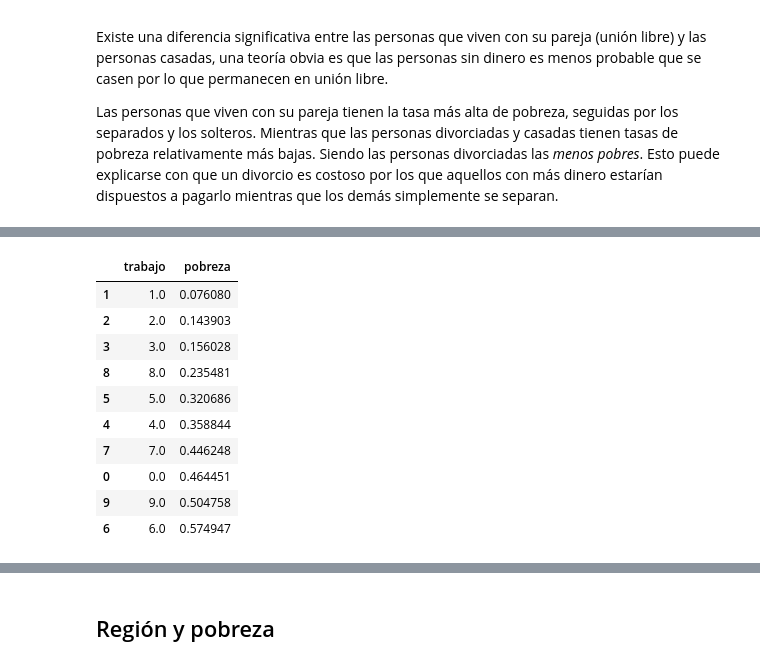
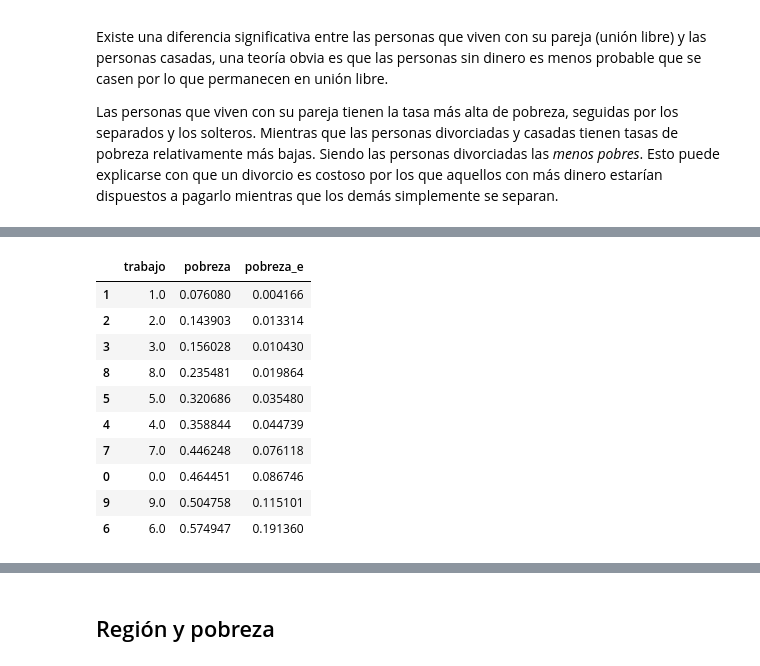
Before and after one commit to Diego74965/DE-T1, a Jupyter notebook: pobreza.ipynb, the cells around one changed output, grey strips where cells are left out. Drawn from its saved outputs; the diff is of its cells as text; code cells hidden in the pictures.

```diff
--- a/pobreza.ipynb
+++ b/pobreza.ipynb
@@ -76,11 +77,9 @@ df['ubica_geo'] = df['ubica_geo'].apply(lambda x: x.zfill(5))
 # Crear nueva variable de los primeros dos digitos de ubica_geo
 df['estado'] = df['ubica_geo'].str[:2]
 # %%
-#Crear variable región
-# Norte: 1
-# Sur: 2
-# Este: 3
-# Oeste: 4
+#Crear variable región Norte: 1  Sur: 2 Este: 3 Oeste: 4
 region_dict = {'01':1, '02':4, '03': 4, '04': 2, '05': 1, '06': 4, '07': 2, '08': 1, '09': 3, '10': 1, '11': 3, '12': 2, '13': 3, '14': 4, '15': 3, '16': 4, '17': 3, '18': 4, '19': 1, '20': 2, '21': 3, '22': 3, '23': 2, '24': 3, '25': 4, '26': 4, '27': 2, '28': 1, '29': 3, '30': 3, '31': 2, '32': 1}
+estado_dict = {'01': 'Aguascalientes', '02': 'Baja California', '03': 'Baja California Sur', '04': 'Campeche', '05': 'Coahuila', '06': 'Colima', '07': 'Chiapas', '08': 'Chihuahua', '09': 'Ciudad de México', '10': 'Durango', '11': 'Guanajuato', '12': 'Guerrero', '13': 'Hidalgo','14': 'Jalisco','15': 'México','16': 'Michoacán','17': 'Morelos','18': 'Nayarit','19': 'Nuevo León','20': 'Oaxaca','21': 'Puebla','22': 'Querétaro','23': 'Quintana Roo','24': 'San Luis Potosí','25': 'Sinaloa','26': 'Sonora','27': 'Tabasco','28': 'Tamaulipas','29': 'Tlaxcala','30': 'Veracruz','31': 'Yucatán','32': 'Zacatecas'}
 
 df['region'] = df['estado'].apply(lambda x: region_dict.get(str(x), np.nan))
+df['estado_nombre'] = df['estado'].apply(lambda x: estado_dict.get(str(x), np.nan))
@@ -224,24 +241,17 @@ grid.add_legend()
 # %%
-pobreza_df[['trabajo', 'pobreza']].groupby(['trabajo'], as_index = False).mean().sort_values(by = 'pobreza', ascending = True)
-
-# 1. Funcionarios, directores y jefes
-# 2. Profesionistas y técnicos
-# 3. Trabajadores auxiliaries en actividades administrativas
-# 4. Comerciantes, empleados en ventas y agentes de ventas
-# 5. Trabajadores en servicios personales y de vigilancia
-# 6. Trabajadores en actividades agrícolas, ganaderas, forestales, caza y pesca
-# 7. Trabajadores artesanales, en las construcción u otros oficios
-# 8. Operadores de maquinaria industrial, ensambladores, choferes y conductores de transporte
-# 9. Trabajadores en actividades elemenatles y de apoyo
+df["sinco"] = df['sinco'].fillna(0)
+df["trabajo"] = df.sinco.astype(str).str[:1]
+df["trabajo"] = df["trabajo"].astype(float)
+df[['trabajo', 'pobreza', 'pobreza_e']].groupby(['trabajo'], as_index = False).mean().sort_values(by = 'pobreza', ascending = True)
 # %% [output]
-|  | trabajo | pobreza |
-| 1 | 1.0 | 0.076080 |
-| 2 | 2.0 | 0.143903 |
-| 3 | 3.0 | 0.156028 |
-| 8 | 8.0 | 0.235481 |
-| 5 | 5.0 | 0.320686 |
-| 4 | 4.0 | 0.358844 |
-| 7 | 7.0 | 0.446248 |
-| 0 | 0.0 | 0.464451 |
-| 9 | 9.0 | 0.504758 |
-| 6 | 6.0 | 0.574947 |
+|  | trabajo | pobreza | pobreza_e |
+| 1 | 1.0 | 0.076080 | 0.004166 |
+| 2 | 2.0 | 0.143903 | 0.013314 |
+| 3 | 3.0 | 0.156028 | 0.010430 |
+| 8 | 8.0 | 0.235481 | 0.019864 |
+| 5 | 5.0 | 0.320686 | 0.035480 |
+| 4 | 4.0 | 0.358844 | 0.044739 |
+| 7 | 7.0 | 0.446248 | 0.076118 |
+| 0 | 0.0 | 0.464451 | 0.086746 |
+| 9 | 9.0 | 0.504758 | 0.115101 |
+| 6 | 6.0 | 0.574947 | 0.191360 |
```
Also changed, not shown: parts of 49 cells of this notebook, 8 other files.
